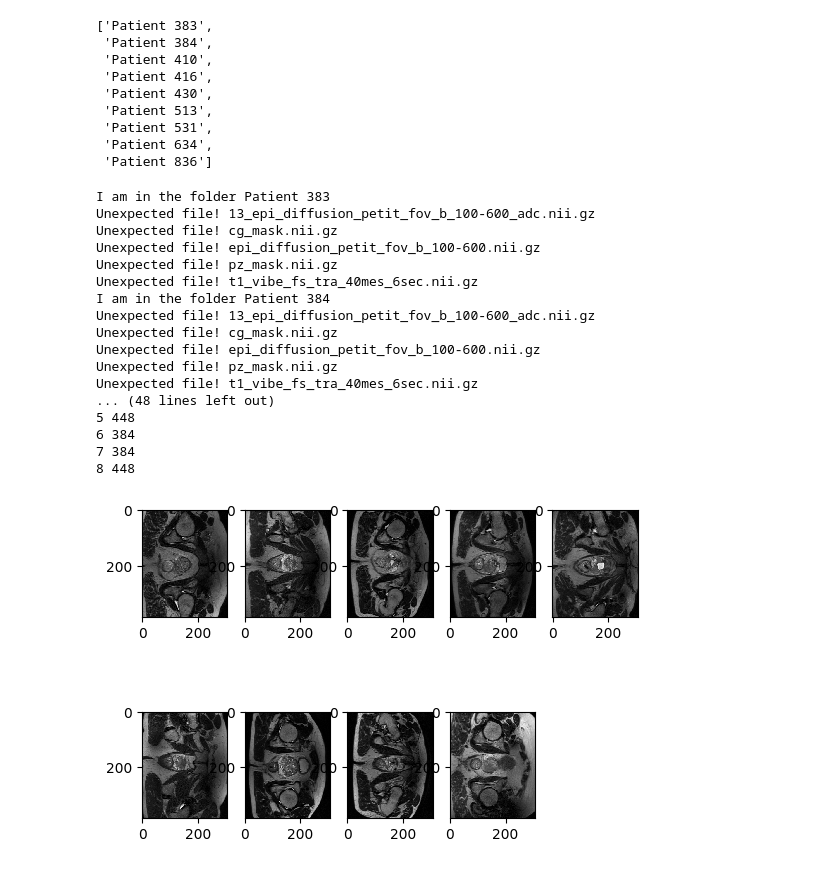
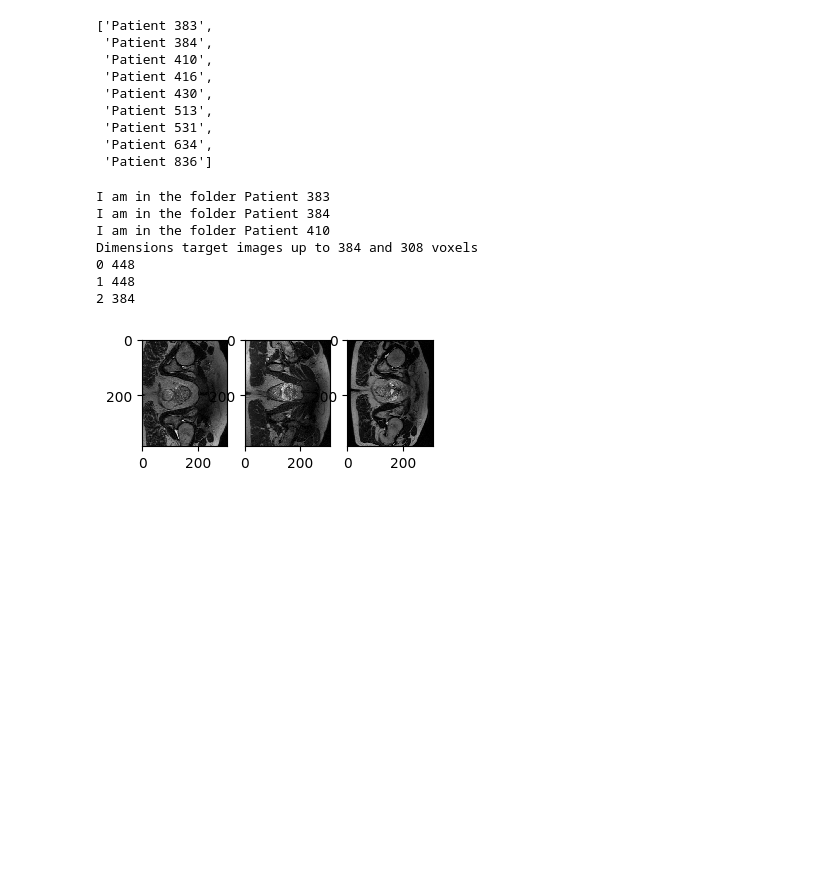
Before and after one commit to HellfernoTB/Deep-learning-prostate-cancer-detection, a Jupyter notebook: Deep_Learning_Project.ipynb, the cells around one changed output. Cells and saved outputs as stored; diff of their text form; code cells hidden in the pictures; blank space fills up the shorter version.

Commit message:
data merging

```diff
--- a/Deep_Learning_Project.ipynb
+++ b/Deep_Learning_Project.ipynb
@@ -9,8 +9,8 @@ from tensorflow.keras import layers, Model
 from keras.layers import Cropping2D, ZeroPadding2D
 # %%
 # setting the working folder to the following path
-data_path = 'C:\\Users\\romai\\OneDrive\\Bureau\\Erasmus\\Deep_Learning\\data'
-os.chdir(r'C:\\Users\\romai\\OneDrive\\Bureau\\Erasmus\\Deep_Learning\\data')
+data_path = '..\\data'
+os.chdir(r'..\\data')
 
 os.listdir() # function that returns files in a folder
 # %% [output]
@@ -31,18 +31,23 @@ adc = []
 dwi = []
 mask_prost = []
 mask_guz = []
-for patient in os.listdir(data_path):
+for patient in os.listdir(data_path)[0:3]:
     print("I am in the folder %s"%patient)
     for image in os.listdir(data_path+'/'+patient):
         # print("Patient files %s:"%patient, image)
         if 'adc' in image and 'resampled' in image:
             adc.append(nib.load(data_path+'/'+patient+'/'+image).get_fdata())
         elif 'epi' in image and 'resampled' in image:
-            dwi.append(nib.load(data_path+'/'+patient+'/'+image).get_fdata())
+            dwi_temp = np.squeeze(nib.load(data_path+'/'+patient+'/'+image).get_fdata())
+            dwi.append(dwi_temp)
         elif 't2' in image:
             t2.append(nib.load(data_path+'/'+patient+'/'+image).get_fdata())
         elif 't1' in image and 'resampled' in image:
-            dce.append(nib.load(data_path+'/'+patient+'/'+image).get_fdata())
+            dce_temp = np.squeeze(nib.load(data_path+'/'+patient+'/'+image).get_fdata())
+            elem1 = np.max(dce_temp, 3)
+            elem2 = np.argmax(dce_temp, 3)
+            new_dce = np.stack((elem1, elem2),-1)
+            dce.append(new_dce)
         elif 'cap' in image:
             mask_guz.append(nib.load(data_path+'/'+patient+'/'+image).get_fdata())
         elif 'prostate_mask' in image:
@@ -60,10 +65,6 @@ cols = []
 for patient in t2:
   rows.append(patient.shape[0])
   cols.append(patient.shape[1])
-
-temp1 = mask_prost[5]
-temp2 = mask_guz[5]
-
 
 scol = min(cols)
 srow = min(rows)
@@ -85,46 +86,36 @@ for i, patient in enumerate(t2):
         col_slice = slice (do_cut_col // 2 + 1, -do_cut_col // 2)
 
     if do_cut_row > 0 and do_cut_row% 2 == 0:
         row_slice = slice (do_cut_row // 2, -do_cut_row // 2)
     elif do_cut_row > 0 and do_cut_row% 2 == 1:
         row_slice = slice (do_cut_row // 2 + 1,-do_cut_row // 2)
 
     patient_crop = patient [row_slice, col_slice, ...]
     t2[i] = patient_crop
 
     adc[i] = adc[i][row_slice, col_slice,...]
     dce[i] = dce[i][row_slice, col_slice,...]
     dwi[i] = dwi[i][row_slice, col_slice,...]
 
     # Cropping des masques
     if mask_guz is not None:
         mask_guz[i] = mask_guz[i][row_slice, col_slice,...]
 
     if mask_prost is not None:
         mask_prost[i] = mask_prost[i][row_slice, col_slice,...]
 
 
 # we check the result
 plt.figure()
 for i,image in enumerate(t2):
     plt.subplot(2,5,i+1)
     plt.imshow(image[:,:, 32], cmap = 'gray', interpolation = 'none', vmin = 0)
 # %% [output]
 I am in the folder Patient 383
-Unexpected file! 13_epi_diffusion_petit_fov_b_100-600_adc.nii.gz
-Unexpected file! cg_mask.nii.gz
-Unexpected file! epi_diffusion_petit_fov_b_100-600.nii.gz
-Unexpected file! pz_mask.nii.gz
-Unexpected file! t1_vibe_fs_tra_40mes_6sec.nii.gz
 I am in the folder Patient 384
-Unexpected file! 13_epi_diffusion_petit_fov_b_100-600_adc.nii.gz
-Unexpected file! cg_mask.nii.gz
-Unexpected file! epi_diffusion_petit_fov_b_100-600.nii.gz
-Unexpected file! pz_mask.nii.gz
-Unexpected file! t1_vibe_fs_tra_40mes_6sec.nii.gz
-... (48 lines left out)
-5 448
-6 384
-7 384
-8 448
+I am in the folder Patient 410
+Dimensions target images up to 384 and 308 voxels
+0 448
+1 448
+2 384
-[figure, old version]
+[figure, new version]
```
Also changed, not shown: parts of 7 cells of this notebook.
